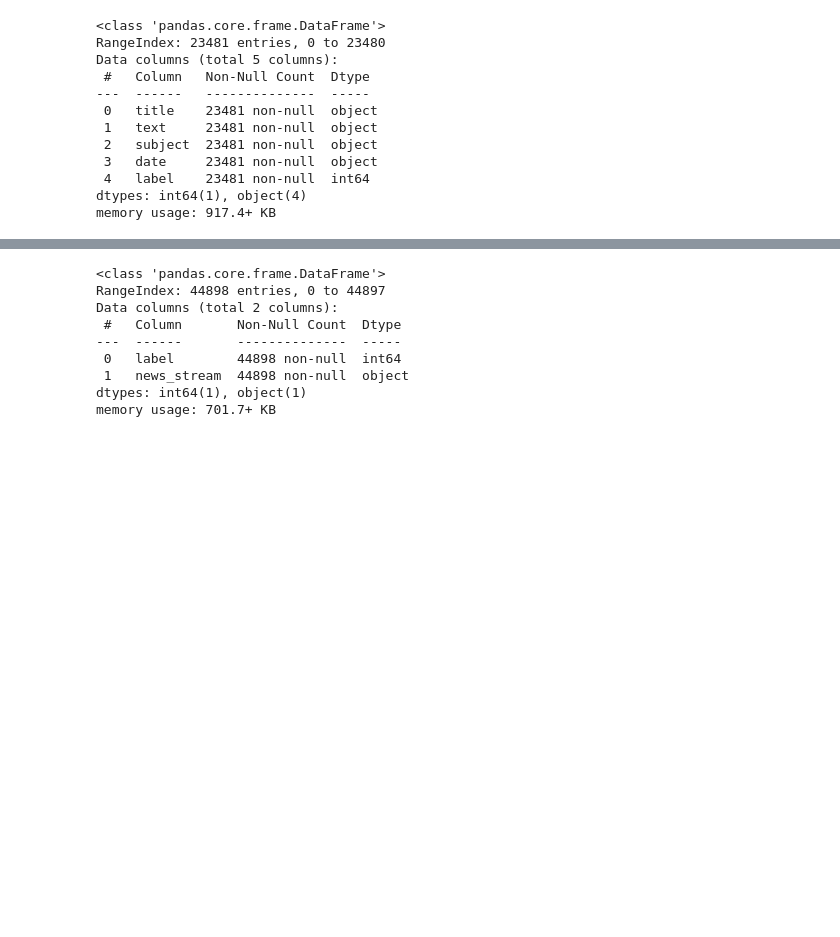
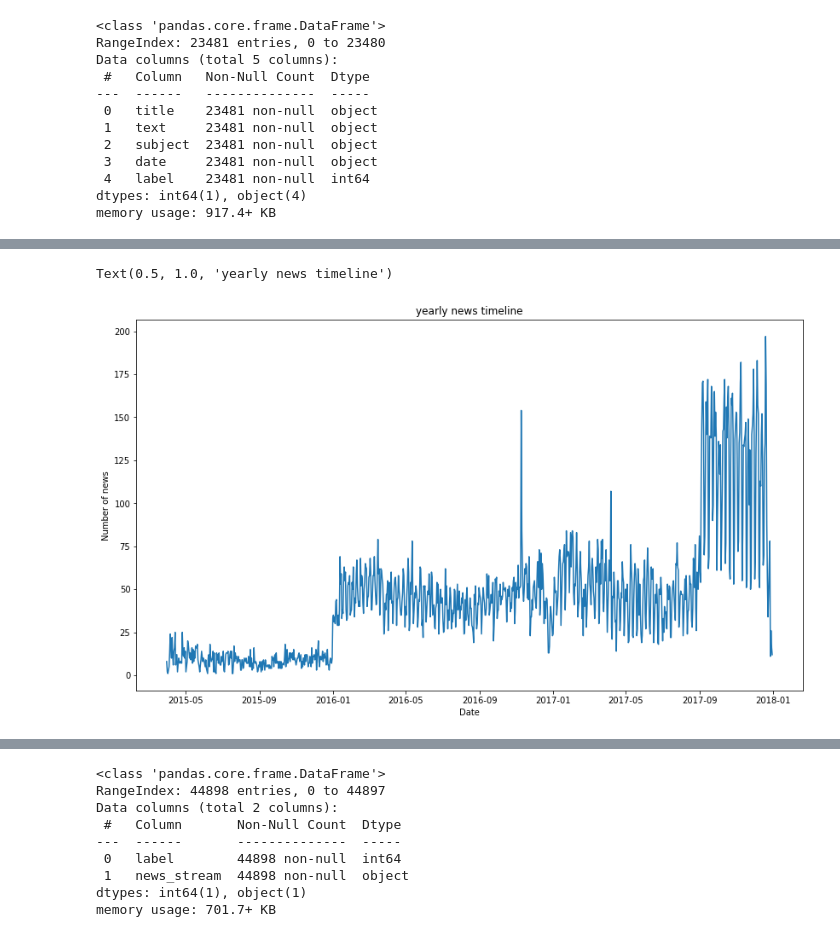
Before and after one commit to palash-s/fake-news-nlp, a Jupyter notebook: fake-news-nlp-lstm.ipynb, the cells around one changed output, grey strips where cells are left out. Cells and saved outputs as stored; diff of their text form; code cells hidden in the pictures; blank space fills up the shorter version.

```diff
--- a/fake-news-nlp-lstm.ipynb
+++ b/fake-news-nlp-lstm.ipynb
@@ -95,0 +149,5 @@ news.tail()
+# %%
+yearly_news_fall = news[['date', 'label']]
+yearly_news_fall = news.groupby(['date'])['label'].count()
+yearly_news_fall = pd.DataFrame(yearly_news_fall)
+yearly_news_fall
@@ -95,0 +169,10 @@ news.tail()
+# %%
+
+plt.figure(figsize=(14, 8))
+plt.ylabel('Number of news')
+plt.xlabel('Date')
+plt.plot(yearly_news_fall.index, yearly_news_fall.values)
+plt.title("yearly news timeline")
+# %% [output]
+Text(0.5, 1.0, 'yearly news timeline')
+[figure, added]
```
Also changed, not shown: parts of 18 cells of this notebook.
